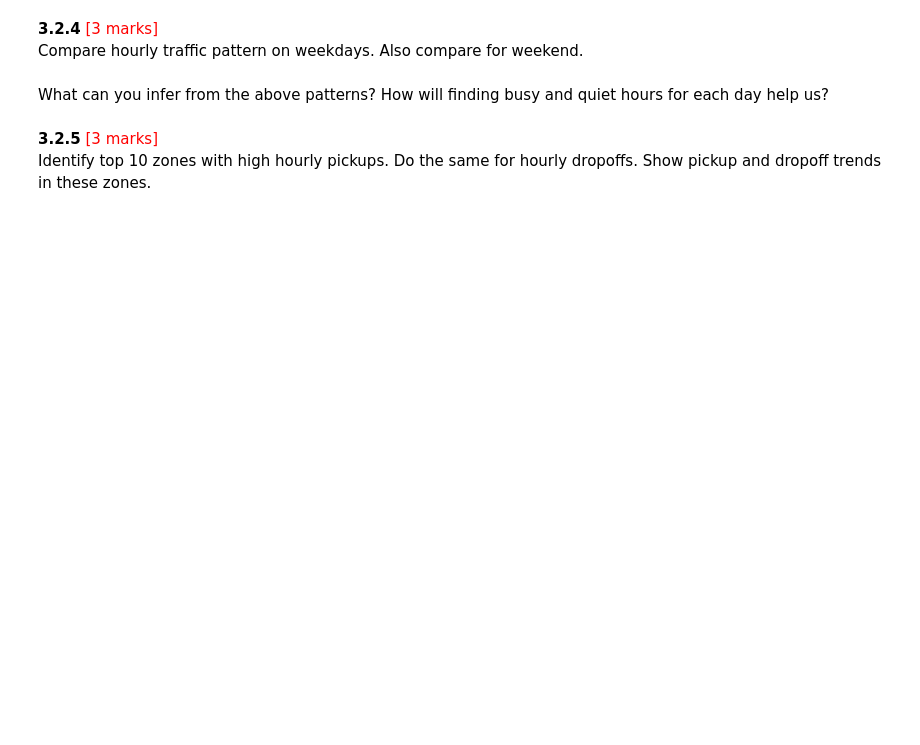
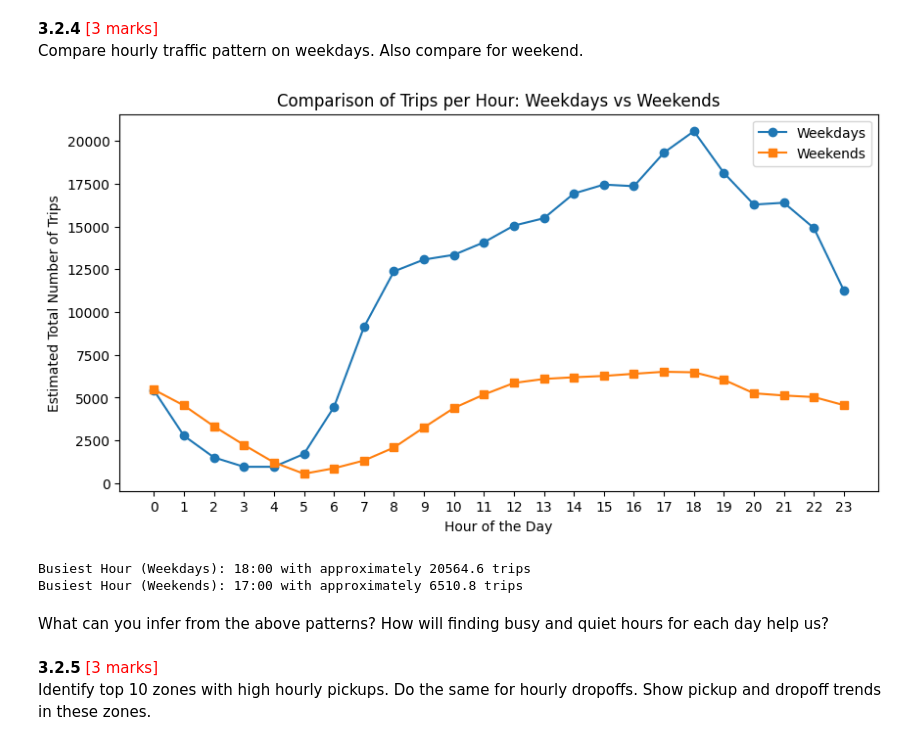
Before and after one commit to ashwanikryadav/upgrad2025, a Jupyter notebook: EDA_Optimising_NYC_Taxis/EDA_Assg_NYC_Taxi_Starter.ipynb, the cells around one changed output. Cells and saved outputs as stored; diff of their text form; code cells hidden in the pictures; blank space fills up the shorter version.

```diff
--- a/EDA_Optimising_NYC_Taxis/EDA_Assg_NYC_Taxi_Starter.ipynb
+++ b/EDA_Optimising_NYC_Taxis/EDA_Assg_NYC_Taxi_Starter.ipynb
@@ -1113,3 +1228,40 @@ Compare hourly traffic pattern on weekdays. Also compare for weekend.
+# %%
+# Compare traffic trends for the week days and weekends
+
+import pandas as pd
+import matplotlib.pyplot as plt
+file_path = f"D:\\WorkSpace\\Assignment\\EDA_Optimising_NYC_Taxis\\Data\\Combine\\Combine_yellow_tripdata_2023.parquet"  # Update with the correct file path
+df = pd.read_parquet(file_path)
+sample_fraction = 5.0
+
+
+df["tpep_pickup_datetime"] = pd.to_datetime(df["tpep_pickup_datetime"])
+df["tpep_dropoff_datetime"] = pd.to_datetime(df["tpep_dropoff_datetime"])
+df["travel_time"] = (df["tpep_dropoff_datetime"] - df["tpep_pickup_datetime"]).dt.total_seconds() / 60
+df["pickup_hour"] = df["tpep_pickup_datetime"].dt.hour
+df["pickup_weekday"] = df["tpep_pickup_datetime"].dt.weekday
+df["is_weekend"] = df["pickup_weekday"].apply(lambda x: "Weekend" if x >= 5 else "Weekday")
+trips_per_hour_weekday = df[df["is_weekend"] == "Weekday"]["pickup_hour"].value_counts().sort_index() / sample_fraction
+trips_per_hour_weekend = df[df["is_weekend"] == "Weekend"]["pickup_hour"].value_counts().sort_index() / sample_fraction
+
+plt.figure(figsize=(10, 5))
+plt.plot(trips_per_hour_weekday.index, trips_per_hour_weekday.values, label="Weekdays", marker='o')
+plt.plot(trips_per_hour_weekend.index, trips_per_hour_weekend.values, label="Weekends", marker='s')
+plt.xlabel("Hour of the Day")
+plt.ylabel("Estimated Total Number of Trips")
+plt.title("Comparison of Trips per Hour: Weekdays vs Weekends")
+plt.xticks(range(24))
+plt.legend()
+plt.show()
+
+busiest_hour_weekday = trips_per_hour_weekday.idxmax()
+busiest_hour_weekend = trips_per_hour_weekend.idxmax()
+print(f"Busiest Hour (Weekdays): {busiest_hour_weekday}:00 with approximately {trips_per_hour_weekday.max()} trips")
+print(f"Busiest Hour (Weekends): {busiest_hour_weekend}:00 with approximately {trips_per_hour_weekend.max()} trips")
+# %% [output]
+[figure, added]
+Busiest Hour (Weekdays): 18:00 with approximately 20564.6 trips
+Busiest Hour (Weekends): 17:00 with approximately 6510.8 trips
 # %% [markdown]
 What can you infer from the above patterns? How will finding busy and quiet hours for each day help us?
 # %% [markdown]
```
Also changed, not shown: parts of 12 cells of this notebook.
